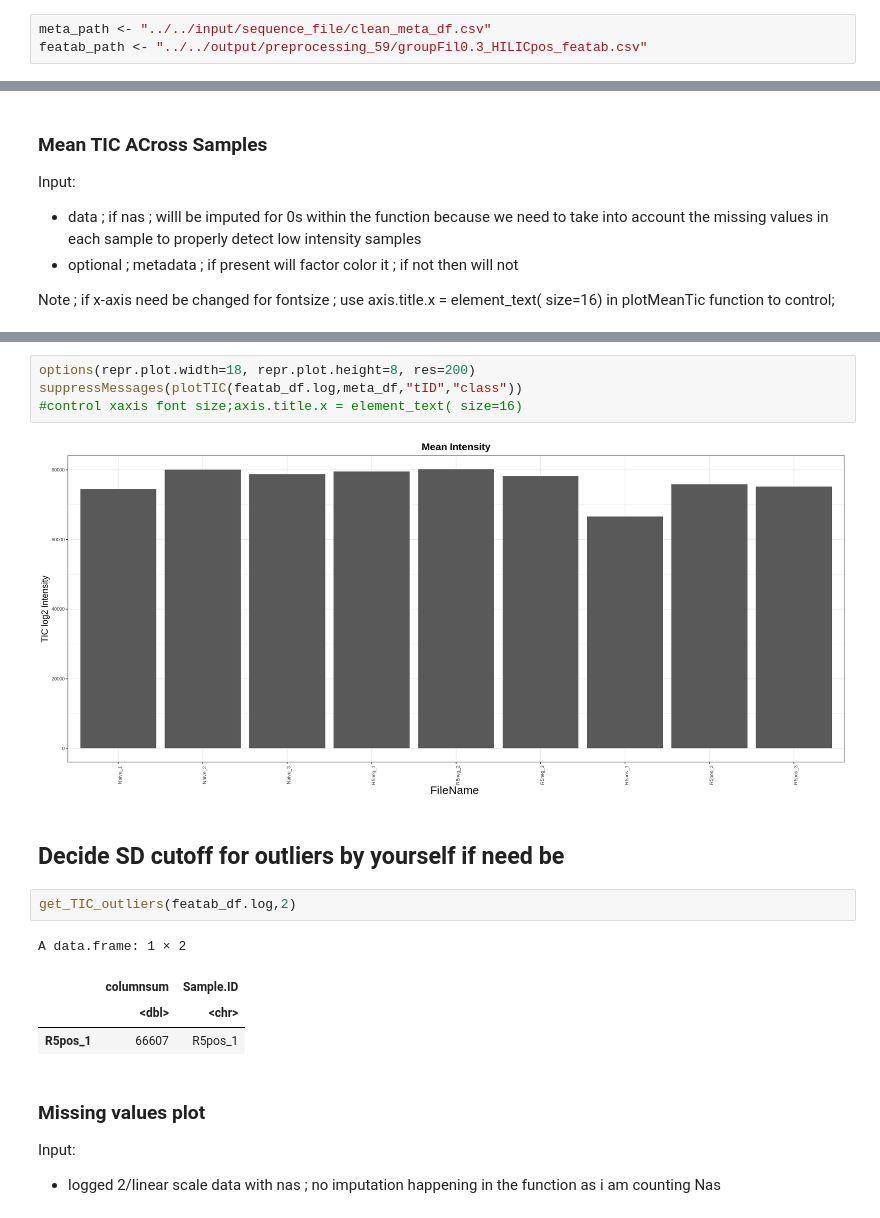
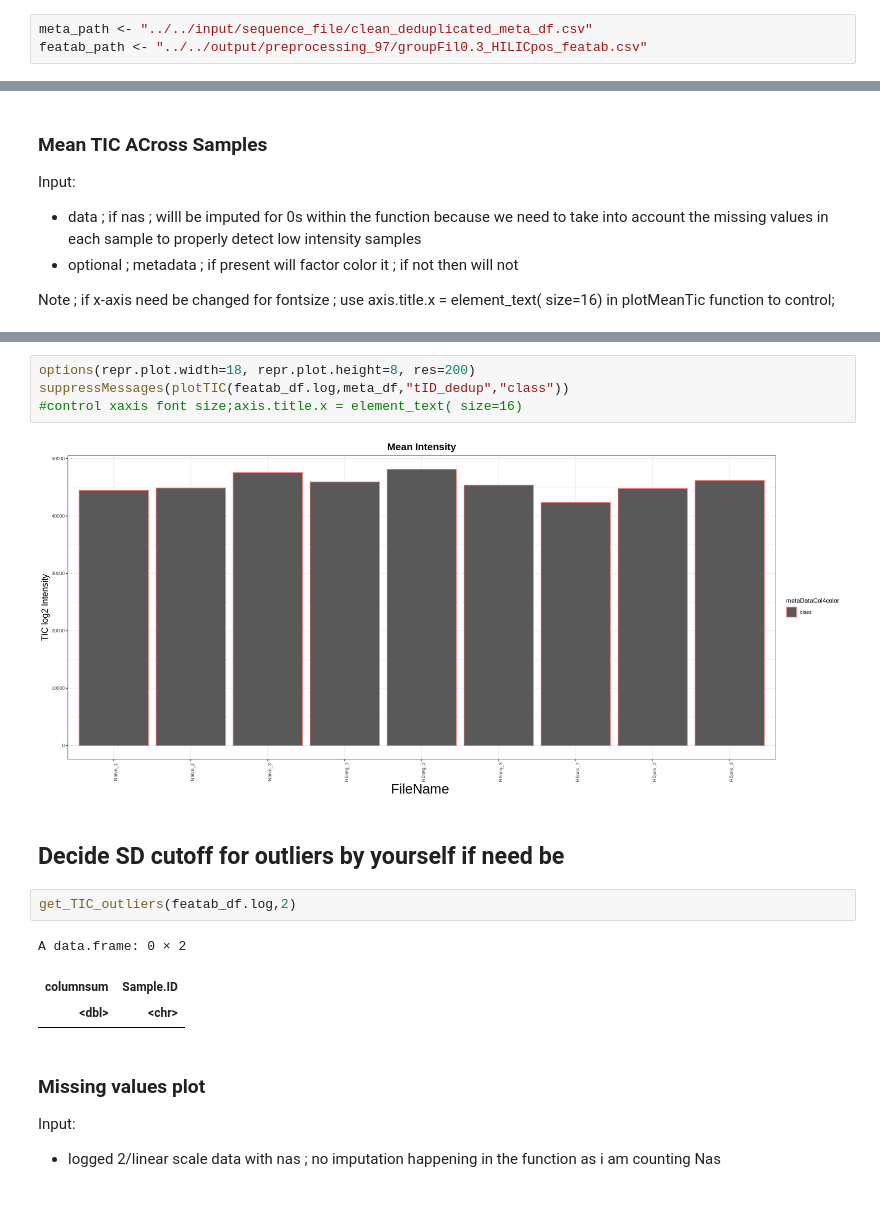
Before and after one commit to shuzhao-li-lab/Phosphatidylserine_analyses, a Jupyter notebook: script/R/QC_report_HILICpos_samples_only-deduplicated.ipynb, the cells around one changed output, grey strips where cells are left out. Cells and saved outputs as stored; diff of their text form.

```diff
--- a/script/R/QC_report_HILICpos_samples_only-deduplicated.ipynb
+++ b/script/R/QC_report_HILICpos_samples_only-deduplicated.ipynb
@@ -37,8 +37,8 @@ source('./utilis/utlis_MQC.R')
 # !!! What meta/feature/filtered tables in use?
 - HILICpos
 # %%
-meta_path <- "../../input/sequence_file/clean_meta_df.csv"
-featab_path <- "../../output/preprocessing_59/groupFil0.3_HILICpos_featab.csv"
+meta_path <- "../../input/sequence_file/clean_deduplicated_meta_df.csv"
+featab_path <- "../../output/preprocessing_97/groupFil0.3_HILICpos_featab.csv"
 # %% [markdown]
 #### Read metadata table
 # %%
@@ -201,18 +213,17 @@ Note ; if x-axis need be changed for fontsize ; use   axis.title.x = element_tex
 # %%
 options(repr.plot.width=18, repr.plot.height=8, res=200)
-suppressMessages(plotTIC(featab_df.log,meta_df,"tID","class"))
+suppressMessages(plotTIC(featab_df.log,meta_df,"tID_dedup","class"))
 #control xaxis font size;axis.title.x = element_text( size=16)
 # %% [output]
-[figure, old version]
+[figure, new version]
 # %% [markdown]
 ## Decide SD cutoff for outliers by yourself if need be
 # %%
 get_TIC_outliers(featab_df.log,2)
 # %% [output]
-A data.frame: 1 × 2
+A data.frame: 0 × 2
-|  | columnsum | Sample.ID |
-|  | <dbl> | <chr> |
-| R5pos_1 | 66607 | R5pos_1 |
+| columnsum | Sample.ID |
+| <dbl> | <chr> |
 # %% [markdown]
 ### Missing values plot
 
```
Also changed, not shown: parts of 20 cells of this notebook, 5 other files.
